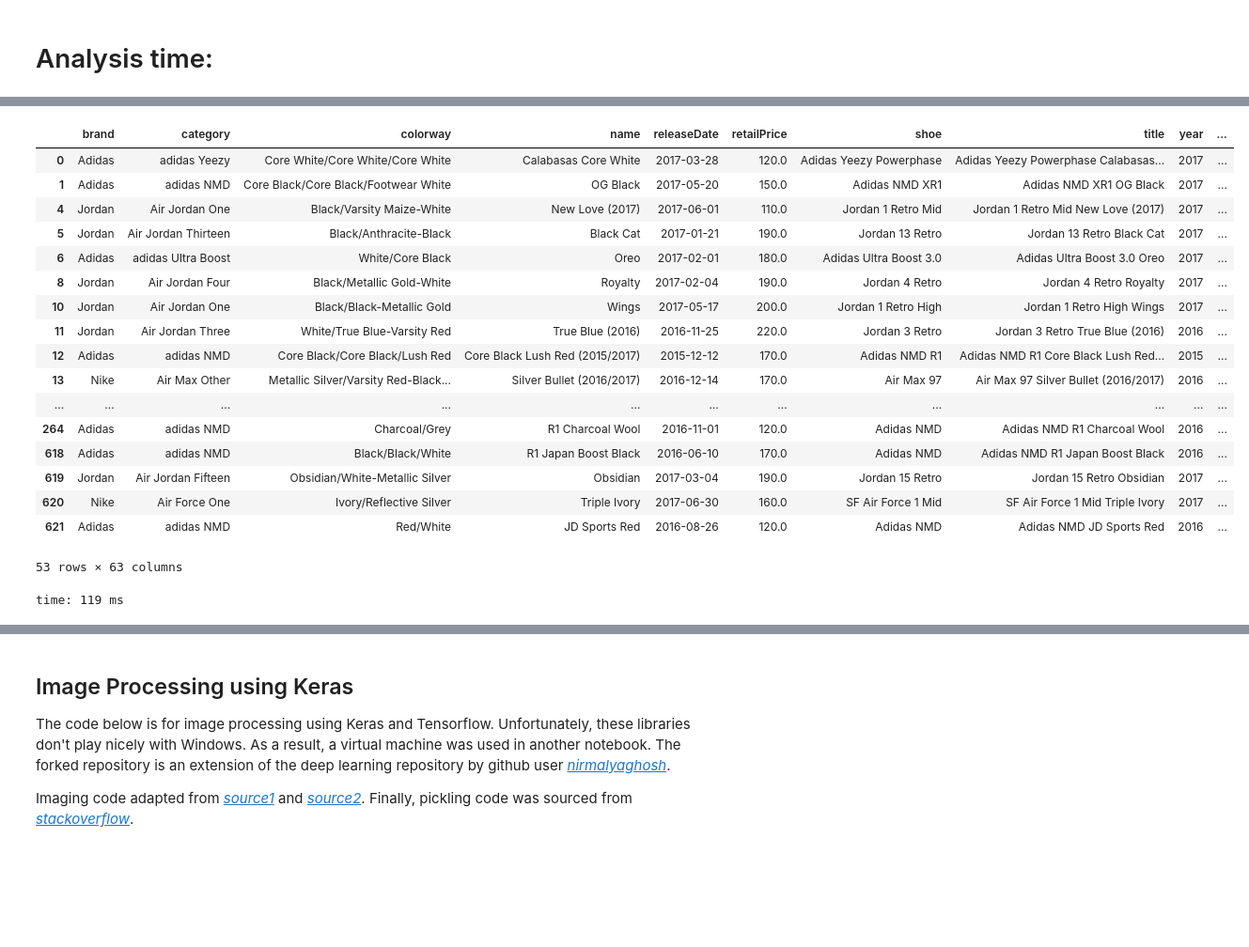
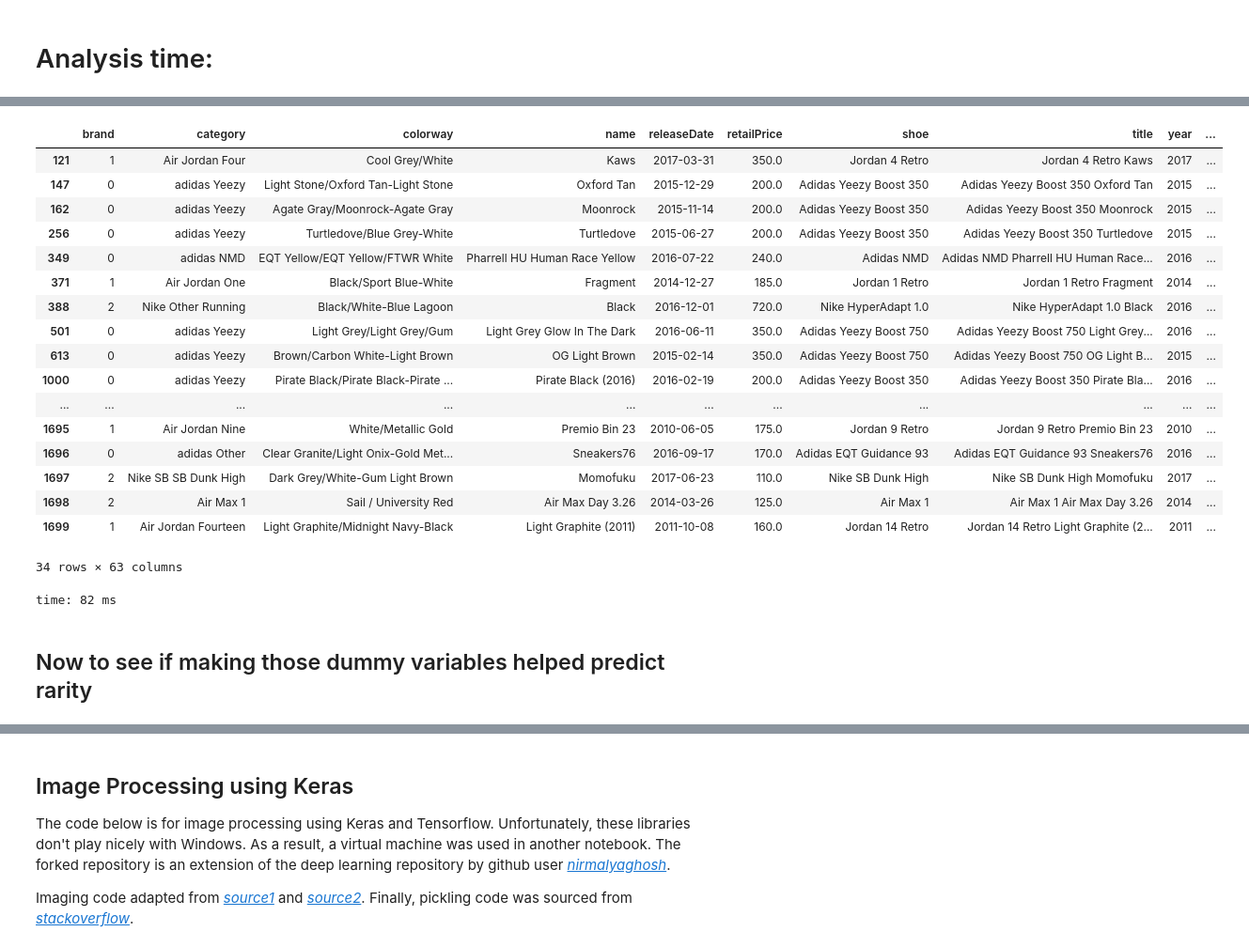
Before and after one commit to chrisk447/Capstone-GA, a Jupyter notebook: StockX Notebook.ipynb, the cells around one changed output, grey strips where cells are left out. Shown: that part at 94% size. Cells and saved outputs as stored; diff of their text form; code cells hidden in the pictures; blank space fills up the shorter version.

Commit message:
todo Clustering

```diff
--- a/StockX Notebook.ipynb
+++ b/StockX Notebook.ipynb
@@ -659,4 +654,7 @@ for cat in category_list:
 color_list = list(color_df.columns)
 for color in color_list:
     tops[color] = tops.colorway_token.map(lambda x: 1 if color.lower() in x.lower() else 0)
+
+# Change all spaces to _ in column names
+tops.columns = tops.columns.str.replace(' ','_')
 # %% [output]
@@ -677,0 +668,4 @@ time: 343 ms
+# %%
+col_list = tops.loc[:,'Yeezy':].columns
+mat_string = ' + '.join(col_list)
+mat_string
@@ -678,13 +675,9 @@ time: 343 ms
 # %%
 import patsy
-
-matrix_string = '''
-category ~
-retailPrice + absChangePercentage + annualHigh + annualLow + averageDeadstockPrice +
-deadstockRangeHigh + deadstockRangeLow + brand +
-deadstockSold + highestBid + lastSale + lowestAsk + salesLast72Hours + volatility +
-rarity
-'''
+other_var = '''retailPrice + absChangePercentage + annualHigh + annualLow + averageDeadstockPrice +
+deadstockRangeHigh + deadstockRangeLow + brand + deadstockSold + highestBid + lastSale + lowestAsk +
+salesLast72Hours + volatility + rarity'''
+matrix_string = 'category ~ ' + other_var + ' + ' + mat_string
 
 y_cluster, X_cluster = patsy.dmatrices(matrix_string, tops)
 # %% [output]
@@ -694,12 +687,12 @@ from sklearn.cluster import DBSCAN, KMeans
 ss = StandardScaler()
 Xs = ss.fit_transform(X_cluster)
 
-db = DBSCAN(eps=1.5, min_samples=5)
+db = DBSCAN(eps=5, min_samples=20)
 db.fit(Xs)
 
 print pd.Series(db.labels_).unique()
 print 'Not in a class %:', list(db.labels_).count(-1)/float(len(tops)) * 100
-print 'In first class %:', list(db.labels_).count(0)/float(len(tops)) * 100
+print 'In first class %:', list(db.labels_).count(3)/float(len(tops)) * 100
 print 'In remaining classes %:', 100 - (list(db.labels_).count(-1)/float(len(tops)) * 100 + list(db.labels_).count(0)/float(len(tops)) * 100)
 print '------------------------'
 print 'Last label count:', list(db.labels_).count(pd.Series(db.labels_).unique()[-1])
@@ -733,25 +726,27 @@ time: 99 ms
 # %%
-tops[tops.cluster_label == 4]
+tops[tops.cluster_label == 3]
 # %% [output]
 |  | brand | category | colorway | name | releaseDate | retailPrice | shoe | title | year | ... |
-| 0 | Adidas | adidas Yeezy | Core White/Core White/Core White | Calabasas Core White | 2017-03-28 | 120.0 | Adidas Yeezy Powerphase | Adidas Yeezy Powerphase Calabasas... | 2017 | ... |
-| 1 | Adidas | adidas NMD | Core Black/Core Black/Footwear White | OG Black | 2017-05-20 | 150.0 | Adidas NMD XR1 | Adidas NMD XR1 OG Black | 2017 | ... |
-| 4 | Jordan | Air Jordan One | Black/Varsity Maize-White | New Love (2017) | 2017-06-01 | 110.0 | Jordan 1 Retro Mid | Jordan 1 Retro Mid New Love (2017) | 2017 | ... |
-| 5 | Jordan | Air Jordan Thirteen | Black/Anthracite-Black | Black Cat | 2017-01-21 | 190.0 | Jordan 13 Retro | Jordan 13 Retro Black Cat | 2017 | ... |
-| 6 | Adidas | adidas Ultra Boost | White/Core Black | Oreo | 2017-02-01 | 180.0 | Adidas Ultra Boost 3.0 | Adidas Ultra Boost 3.0 Oreo | 2017 | ... |
-| 8 | Jordan | Air Jordan Four | Black/Metallic Gold-White | Royalty | 2017-02-04 | 190.0 | Jordan 4 Retro | Jordan 4 Retro Royalty | 2017 | ... |
-| 10 | Jordan | Air Jordan One | Black/Black-Metallic Gold | Wings | 2017-05-17 | 200.0 | Jordan 1 Retro High | Jordan 1 Retro High Wings | 2017 | ... |
-| 11 | Jordan | Air Jordan Three | White/True Blue-Varsity Red | True Blue (2016) | 2016-11-25 | 220.0 | Jordan 3 Retro | Jordan 3 Retro True Blue (2016) | 2016 | ... |
-| 12 | Adidas | adidas NMD | Core Black/Core Black/Lush Red | Core Black Lush Red (2015/2017) | 2015-12-12 | 170.0 | Adidas NMD R1 | Adidas NMD R1 Core Black Lush Red... | 2015 | ... |
-| 13 | Nike | Air Max Other | Metallic Silver/Varsity Red-Black... | Silver Bullet (2016/2017) | 2016-12-14 | 170.0 | Air Max 97 | Air Max 97 Silver Bullet (2016/2017) | 2016 | ... |
+| 121 | 1 | Air Jordan Four | Cool Grey/White | Kaws | 2017-03-31 | 350.0 | Jordan 4 Retro | Jordan 4 Retro Kaws | 2017 | ... |
+| 147 | 0 | adidas Yeezy | Light Stone/Oxford Tan-Light Stone | Oxford Tan | 2015-12-29 | 200.0 | Adidas Yeezy Boost 350 | Adidas Yeezy Boost 350 Oxford Tan | 2015 | ... |
+| 162 | 0 | adidas Yeezy | Agate Gray/Moonrock-Agate Gray | Moonrock | 2015-11-14 | 200.0 | Adidas Yeezy Boost 350 | Adidas Yeezy Boost 350 Moonrock | 2015 | ... |
+| 256 | 0 | adidas Yeezy | Turtledove/Blue Grey-White | Turtledove | 2015-06-27 | 200.0 | Adidas Yeezy Boost 350 | Adidas Yeezy Boost 350 Turtledove | 2015 | ... |
+| 349 | 0 | adidas NMD | EQT Yellow/EQT Yellow/FTWR White | Pharrell HU Human Race Yellow | 2016-07-22 | 240.0 | Adidas NMD | Adidas NMD Pharrell HU Human Race... | 2016 | ... |
+| 371 | 1 | Air Jordan One | Black/Sport Blue-White | Fragment | 2014-12-27 | 185.0 | Jordan 1 Retro | Jordan 1 Retro Fragment | 2014 | ... |
+| 388 | 2 | Nike Other Running | Black/White-Blue Lagoon | Black | 2016-12-01 | 720.0 | Nike HyperAdapt 1.0 | Nike HyperAdapt 1.0 Black | 2016 | ... |
+| 501 | 0 | adidas Yeezy | Light Grey/Light Grey/Gum | Light Grey Glow In The Dark | 2016-06-11 | 350.0 | Adidas Yeezy Boost 750 | Adidas Yeezy Boost 750 Light Grey... | 2016 | ... |
+| 613 | 0 | adidas Yeezy | Brown/Carbon White-Light Brown | OG Light Brown | 2015-02-14 | 350.0 | Adidas Yeezy Boost 750 | Adidas Yeezy Boost 750 OG Light B... | 2015 | ... |
+| 1000 | 0 | adidas Yeezy | Pirate Black/Pirate Black-Pirate ... | Pirate Black (2016) | 2016-02-19 | 200.0 | Adidas Yeezy Boost 350 | Adidas Yeezy Boost 350 Pirate Bla... | 2016 | ... |
 | ... | ... | ... | ... | ... | ... | ... | ... | ... | ... | ... |
-| 264 | Adidas | adidas NMD | Charcoal/Grey | R1 Charcoal Wool | 2016-11-01 | 120.0 | Adidas NMD | Adidas NMD R1 Charcoal Wool | 2016 | ... |
-| 618 | Adidas | adidas NMD | Black/Black/White | R1 Japan Boost Black | 2016-06-10 | 170.0 | Adidas NMD | Adidas NMD R1 Japan Boost Black | 2016 | ... |
-| 619 | Jordan | Air Jordan Fifteen | Obsidian/White-Metallic Silver | Obsidian | 2017-03-04 | 190.0 | Jordan 15 Retro | Jordan 15 Retro Obsidian | 2017 | ... |
-| 620 | Nike | Air Force One | Ivory/Reflective Silver | Triple Ivory | 2017-06-30 | 160.0 | SF Air Force 1 Mid | SF Air Force 1 Mid Triple Ivory | 2017 | ... |
-| 621 | Adidas | adidas NMD | Red/White | JD Sports Red | 2016-08-26 | 120.0 | Adidas NMD | Adidas NMD JD Sports Red | 2016 | ... |
+| 1695 | 1 | Air Jordan Nine | White/Metallic Gold | Premio Bin 23 | 2010-06-05 | 175.0 | Jordan 9 Retro | Jordan 9 Retro Premio Bin 23 | 2010 | ... |
+| 1696 | 0 | adidas Other | Clear Granite/Light Onix-Gold Met... | Sneakers76 | 2016-09-17 | 170.0 | Adidas EQT Guidance 93 | Adidas EQT Guidance 93 Sneakers76 | 2016 | ... |
+| 1697 | 2 | Nike SB SB Dunk High | Dark Grey/White-Gum Light Brown | Momofuku | 2017-06-23 | 110.0 | Nike SB Dunk High | Nike SB Dunk High Momofuku | 2017 | ... |
+| 1698 | 2 | Air Max 1 | Sail / University Red | Air Max Day 3.26 | 2014-03-26 | 125.0 | Air Max 1 | Air Max 1 Air Max Day 3.26 | 2014 | ... |
+| 1699 | 1 | Air Jordan Fourteen | Light Graphite/Midnight Navy-Black | Light Graphite (2011) | 2011-10-08 | 160.0 | Jordan 14 Retro | Jordan 14 Retro Light Graphite (2... | 2011 | ... |
-53 rows × 63 columns
+34 rows × 63 columns
-time: 119 ms
+time: 82 ms
+# %% [markdown]
+## Now to see if making those dummy variables helped predict rarity
 # %%
 # Now have a bunch more variables. Would be a good idea to do PCA on the features to avoid multicollinearity.
 num_df = tops.drop(['cluster_label','retailPrice', 'averageDeadstockPrice', 'releaseDate', 'category', 'colorway',
```
Also changed, not shown: parts of 61 cells of this notebook.
